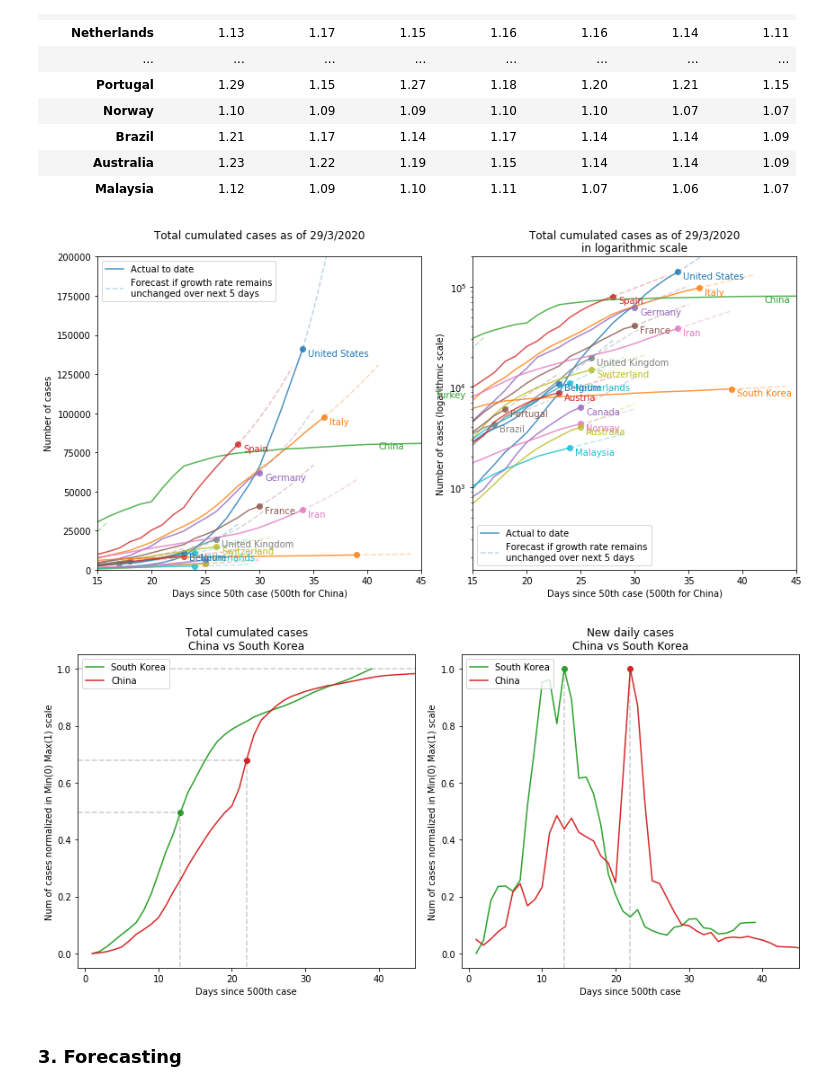
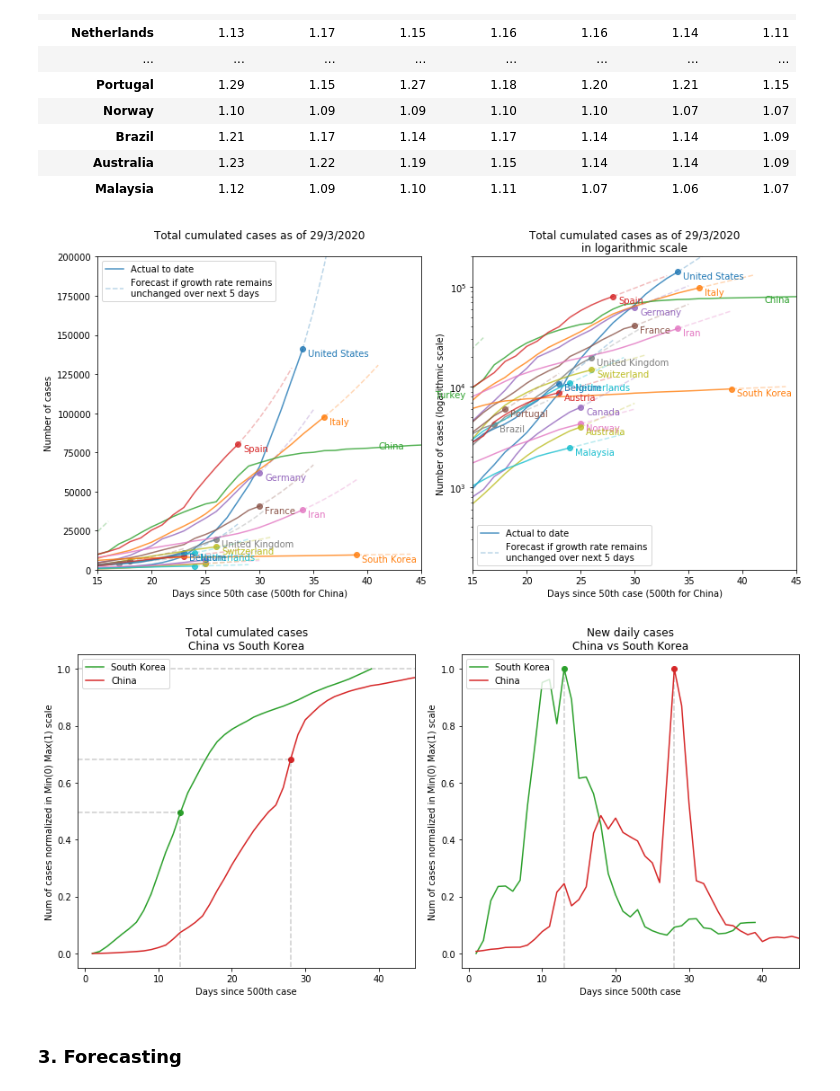
Before and after one commit to khairulomar/Covid-19, a Jupyter notebook: Covid19.ipynb, the cells around one changed output. Drawn from its saved outputs; the diff is of its cells as text; code cells hidden in the pictures.

```diff
--- a/Covid19.ipynb
+++ b/Covid19.ipynb
@@ -90,7 +90,20 @@ for file in fileList:
         df = pd.concat([df, df0])
     df02 = df.copy()
 
-df = pd.concat([df02, df01])
+# Append data from Hubei prior to 22/01/2020
+raw = pd.read_csv('csv/older/pre_01-22-2020.csv')
+prior = pd.DataFrame(columns=df0.columns)
+for col in ['confirmed', 'country', 'deaths', 'recovered', 'state', 'updated']:
+    prior[col] = raw[col]
+for col in ['confirmed', 'deaths', 'recovered']:
+    prior[col] = prior[col].astype(int)
+prior.state = 'Hubei'
+prior.country = 'Mainland China'
+prior.fips = 0
+prior.updated = pd.to_datetime(prior.updated, format='%d/%m/%Y')
+prior.date = prior.updated
+
+df = pd.concat([df02, df01, prior]).reset_index()
 df0 = df.copy()
 # %%
 df = df0.copy()
@@ -400,35 +413,35 @@ for s in range(2): # one for log scale, one for regular scale
         data = df2.loc[(df2.country==country), 'confirmed'].reset_index(drop=True)
         ax[s].plot(data, alpha=0.8, color=color, label='Actual to date')
         ax[s].scatter(data.index.max(), data.iloc[-1], alpha=0.8, color=color)
         if s==0:
-            if i<11 : ax[s].text(xmax-4 if country=='China' else data.index.max()+0.5, data.max(), country,
+            if i<12 : ax[s].text(xmax-4 if country=='China' else data.index.max()+0.5, data.max(), country,
                                  va='top', ha='left', fontsize=10, color=color)
         else:
             ax[s].text(xmax-3 if country=='China' else data.index.max()+0.5, data.max(), country,
                        va='top', ha='left', fontsize=10, color=color)
         # Data for forecast
         latest_growth = df2.loc[(df2.country==country), 'growth'].rolling(window=2).mean().iloc[-1]
         latest_total = df2.loc[(df2.country==country), 'confirmed'].iloc[-1]
         extrapolate = [data.iloc[-1]]
         new_data = latest_total
         for day in range(future_days):
             new_data = new_data * latest_growth
             extrapolate.append(new_data)
         xdays = range(data.index.max(), data.index.max()+future_days+1)
         ax[s].plot(xdays, extrapolate, alpha=0.3, ls='dashed', color=color, label=f'Forecast if growth rate remains\nunchanged over next {future_days} days')
         if i==0: ax[s].legend()
     if s==1: plt.yscale('log')
     ax[s].set_title(titles[s])
     ax[s].set_xlim(xmax-30, xmax)
     ax[s].set_ylim(1.5e2, 2e5)
     ax[s].set_ylabel(ylabels[s])
     ax[s].set_xlabel('Days since 50th case (500th for China)')
 plt.tight_layout()
 plt.savefig(f'img/total_cases', pad_inches=0)
 plt.savefig(f'img_archive/total_cases_{str(date)[:10]}', pad_inches=0)
 plt.show()
 # %% [output]
-[figure, old version]
+[figure, new version]
 # %%
 color = ['C2','C3']
 cols = ['confirmed','new_confirmed']
@@ -464,7 +477,7 @@ for i, ax in zip(range(len(cols)), axes.flat):
 plt.savefig('img/china_korea', pad_inches=0)
 plt.show()
 # %% [output]
-[figure, old version]
+[figure, new version]
 # %% [markdown]
 ### 3. Forecasting
 # %%
```
Also changed, not shown: parts of 3 cells of this notebook, 5 other files.
